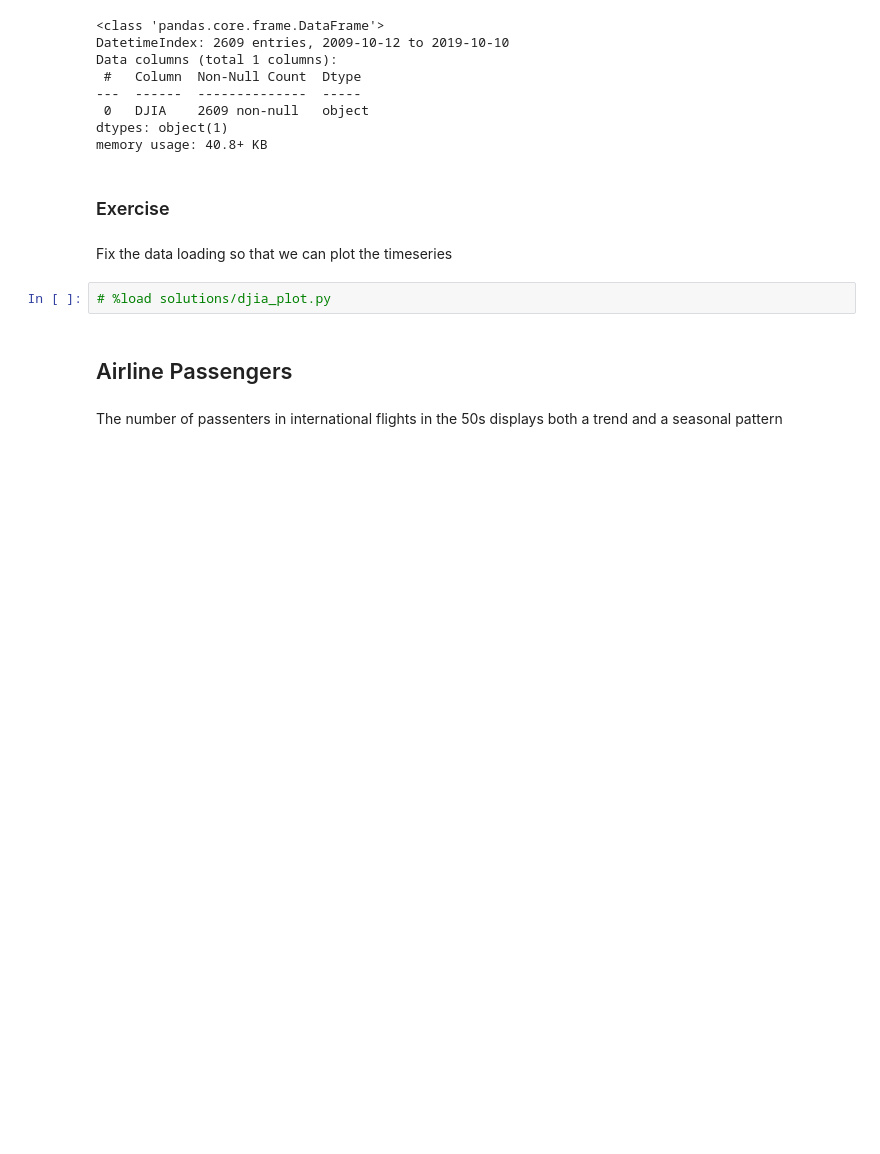
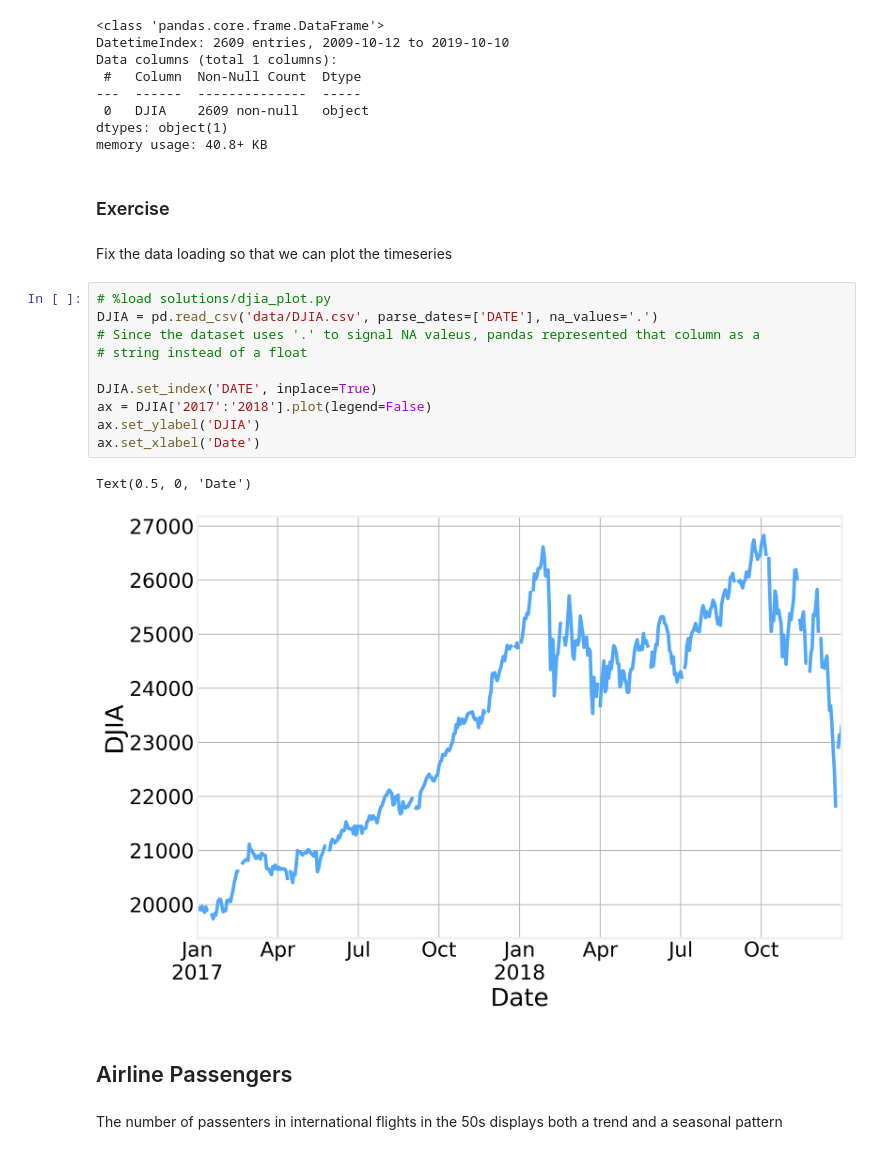
Before and after one commit to DataForScience/Timeseries_LL, a Jupyter notebook: 01. Data Exploration.ipynb, the cells around one changed output. Saved outputs shown, nothing was run; the diff lists cells and outputs as text; blank space fills up the shorter version.

```diff
--- a/01. Data Exploration.ipynb
+++ b/01. Data Exploration.ipynb
@@ -162,8 +180,19 @@ memory usage: 40.8+ KB
 ### Exercise
 # %% [markdown]
 Fix the data loading so that we can plot the timeseries
-# %%
-# %load solutions/djia_plot.py
+# %%
+# %load solutions/djia_plot.py
+DJIA = pd.read_csv('data/DJIA.csv', parse_dates=['DATE'], na_values='.')
+# Since the dataset uses '.' to signal NA valeus, pandas represented that column as a
+# string instead of a float
+
+DJIA.set_index('DATE', inplace=True)
+ax = DJIA['2017':'2018'].plot(legend=False)
+ax.set_ylabel('DJIA')
+ax.set_xlabel('Date')
+# %% [output]
+Text(0.5, 0, 'Date')
+[figure, added]
 # %% [markdown]
 ## Airline Passengers
 # %% [markdown]
```
Also changed, not shown: parts of 8 cells of this notebook, 11 other files.
